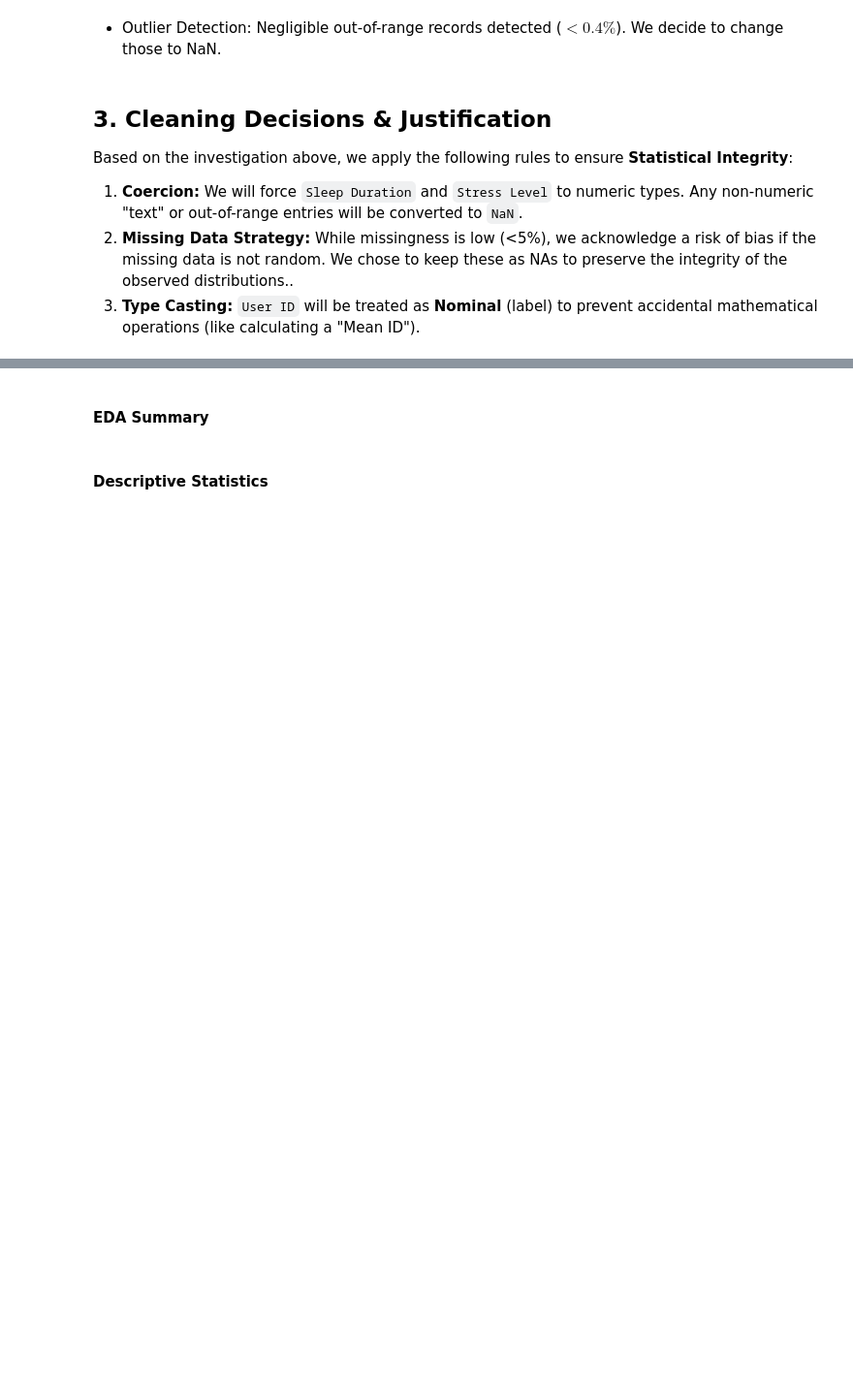
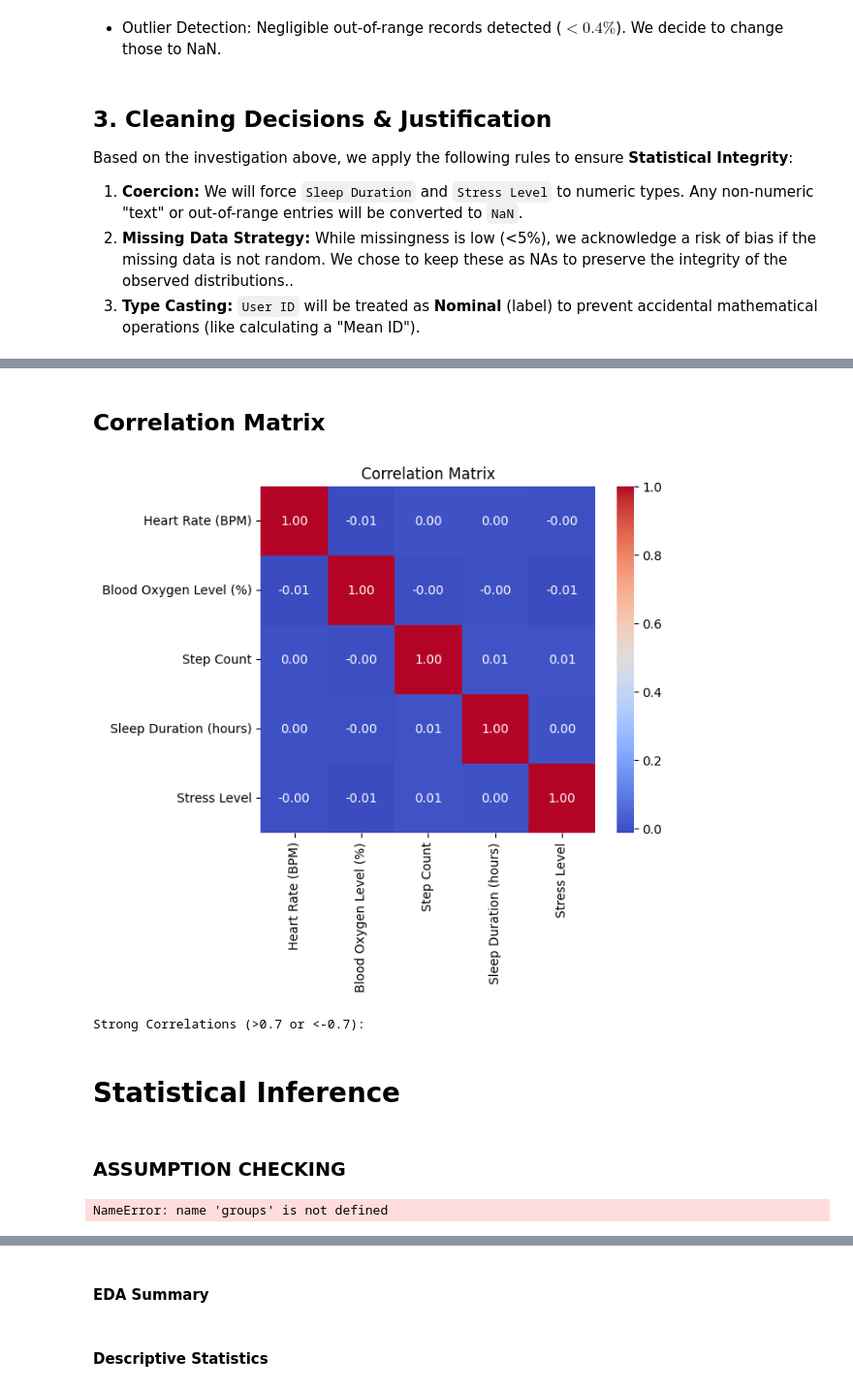
Before and after one commit to CATPJCN/SmartWatch, a Jupyter notebook: EVA.ipynb, the cells around one changed output, grey strips where cells are left out. Shown at 97% size. Saved outputs shown, nothing was run; the diff lists cells and outputs as text; code cells hidden in the pictures; blank space fills up the shorter version.

```diff
--- a/EVA.ipynb
+++ b/EVA.ipynb
@@ -302,0 +443,34 @@ Name: count, dtype: int64
+# %% [markdown]
+## Correlation Matrix
+# %%
+plt.figure(figsize=(6,5))
+corr_matrix = df_clean.corr(numeric_only=True)
+
+sns.heatmap(corr_matrix, annot=True, cmap='coolwarm', fmt=".2f")
+plt.title("Correlation Matrix")
+plt.show()
+
+print("\nStrong Correlations (>0.7 or <-0.7):")
+for col in corr_matrix.columns:
+    for row in corr_matrix.index:
+        if col != row:
+            val = corr_matrix.loc[row, col]
+            if abs(val) > 0.7:
+                print(f"{row} vs {col}: {val:.2f}")
+# %% [output]
+[figure, added]
+Strong Correlations (>0.7 or <-0.7):
+# %% [markdown]
+# Statistical Inference
+# %% [markdown]
+### ASSUMPTION CHECKING
+# %%
+from scipy.stats import levene
+
+levene_test = levene(*groups)
+
+print("=== Levene’s Test (Equal Variance Check) ===")
+print("Statistic:", levene_test.statistic)
+print("p-value:", levene_test.pvalue)
+# %% [output]
+NameError: name 'groups' is not defined
```
Also changed, not shown: parts of 16 cells of this notebook.
